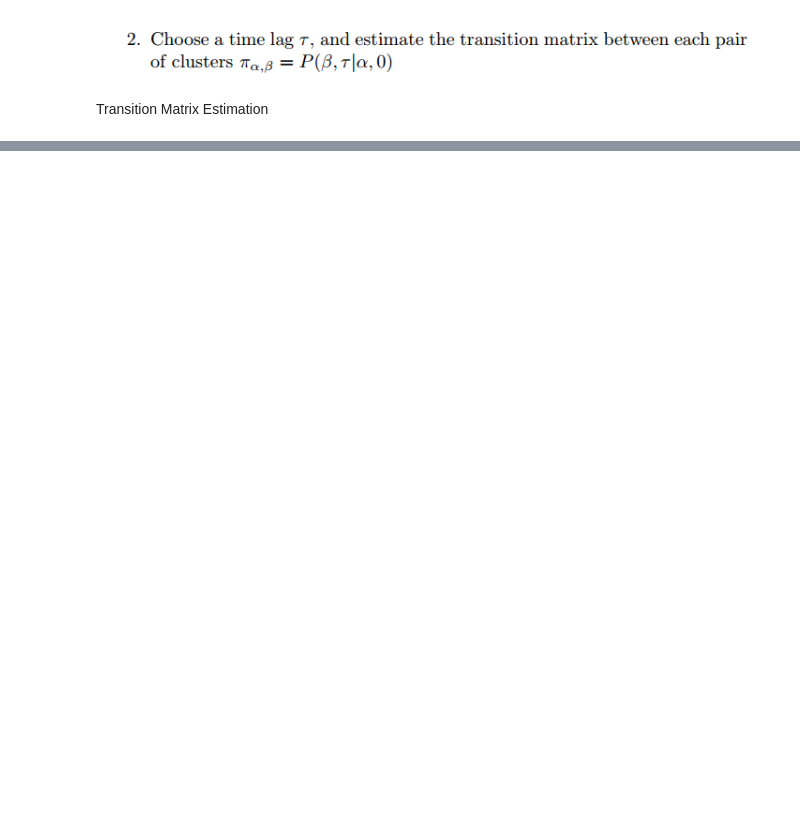
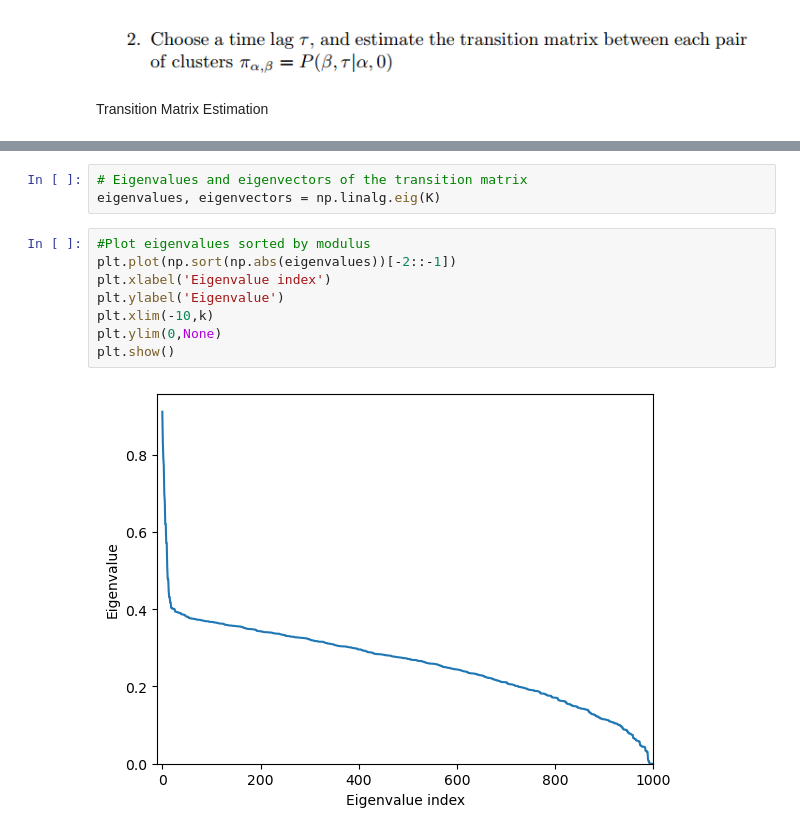
Before and after one commit to giusSacco/StatMech, a Jupyter notebook: UL/Ex2/markov_state_model.ipynb, the cells around one changed output, grey strips where cells are left out. Cells and saved outputs as stored; diff of their text form; blank space fills up the shorter version.

```diff
--- a/UL/Ex2/markov_state_model.ipynb
+++ b/UL/Ex2/markov_state_model.ipynb
@@ -61,0 +92,13 @@ Transition Matrix Estimation
+# %%
+# Eigenvalues and eigenvectors of the transition matrix
+eigenvalues, eigenvectors = np.linalg.eig(K)
+# %%
+#Plot eigenvalues sorted by modulus
+plt.plot(np.sort(np.abs(eigenvalues))[-2::-1])
+plt.xlabel('Eigenvalue index')
+plt.ylabel('Eigenvalue')
+plt.xlim(-10,k)
+plt.ylim(0,None)
+plt.show()
+# %% [output]
+[figure, added]
```
Also changed, not shown: parts of 4 cells of this notebook.
